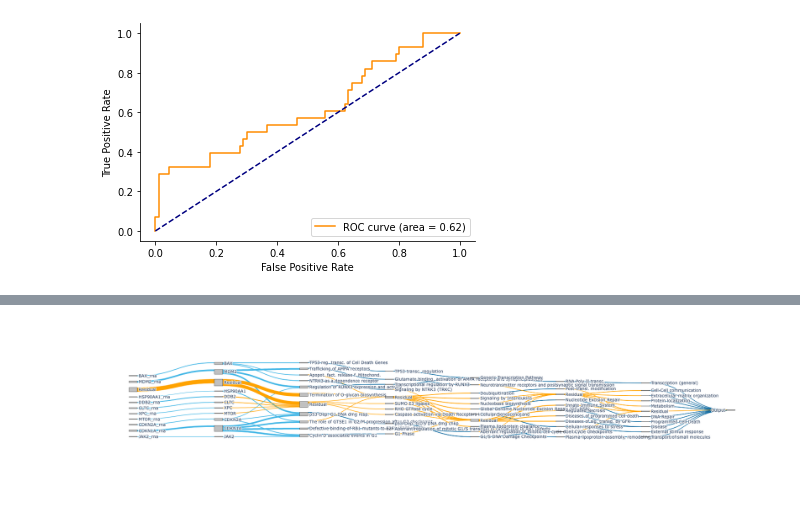
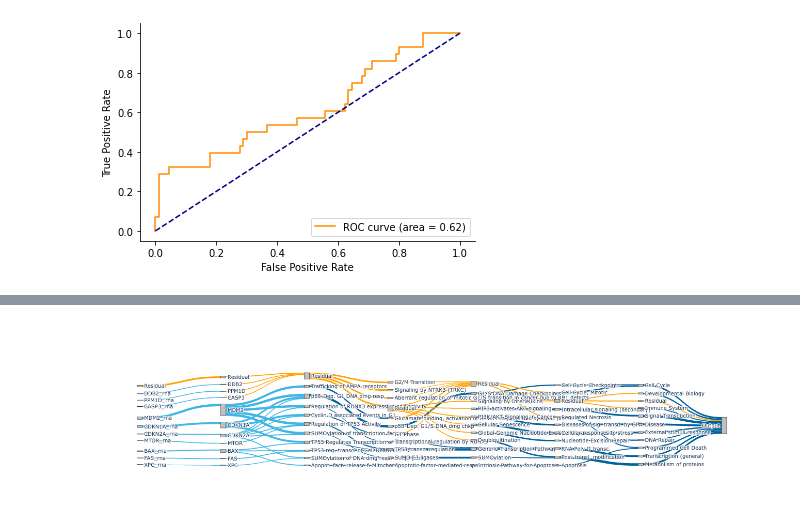
Before and after one commit to vanallenlab/pnet, a Jupyter notebook: src/CCLE.ipynb, the cells around one changed output, grey strips where cells are left out. Saved outputs shown, nothing was run; the diff lists cells and outputs as text; code cells hidden in the pictures; blank space fills up the shorter version.

Commit message:
updated sankey and stability

```diff
--- a/src/CCLE.ipynb
+++ b/src/CCLE.ipynb
@@ -268,10 +268,10 @@ plt.show()
 # %%
 imps_dir = '/mnt/disks/pancan/pnet/results/ccle_val'
 savepath = '/mnt/disks/pancan/pnet/figures/ccle_sankey_diagram.html'
-sk = sankey_diag.SankeyDiag(imps_dir, runs=10)
+sk = sankey_diag.SankeyDiag(imps_dir, runs=10, target=p53_target)
 fig = sk.get_sankey_diag(savepath)
 # %% [output]
-[figure, old version]
+[figure, new version]
 # %%
 imps_dir = '/mnt/disks/pancan/pnet/results/ccle_val_kmt2d'
 savepath = '/mnt/disks/pancan/pnet/figures/ccle_kmt2d_sankey_diagram.html'
```
Also changed, not shown: parts of 3 cells of this notebook, 7 other files.
